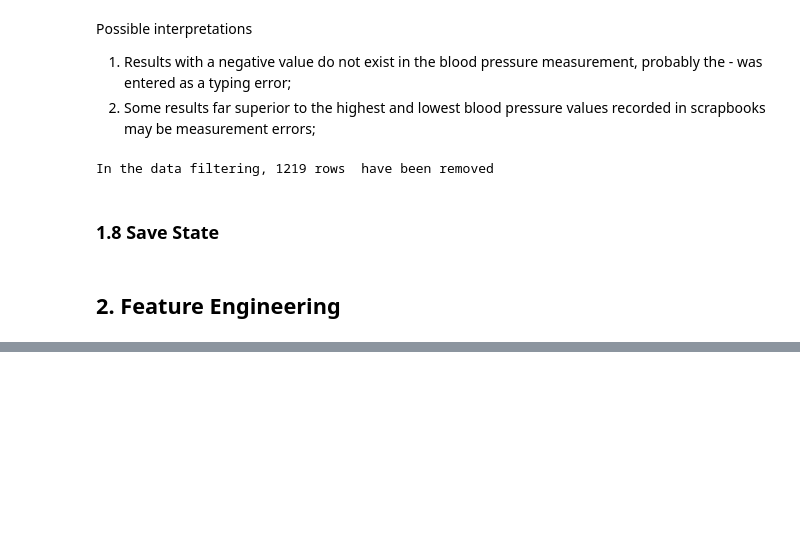
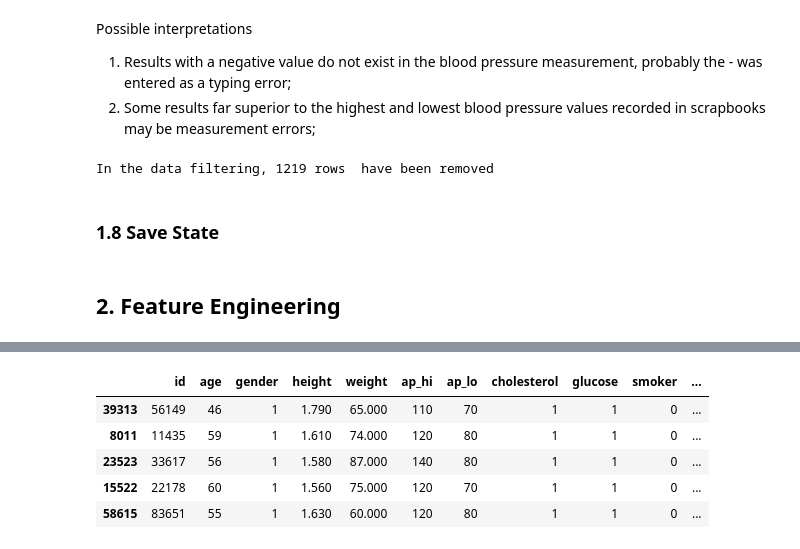
Before and after one commit to GuttoF/cardio_catch_disease, a Jupyter notebook: notebooks/c01.ipynb, the cells around one changed output, grey strips where cells are left out. Saved outputs shown, nothing was run; the diff lists cells and outputs as text; code cells hidden in the pictures; blank space fills up the shorter version.

```diff
--- a/notebooks/c01.ipynb
+++ b/notebooks/c01.ipynb
@@ -164,7 +166,7 @@ pd.options.display.float_format = '{:.3f}'.format
 
 seed = 42
 
-homepath = '/home/gutto/Repos/cardio-catch-disease/'
+homepath = '/home/gutto/Repos/Cardio-Catch-Diseases/'
 # %% [markdown]
 ### 1.5 DATA
 # %% [markdown]
@@ -488,0 +495,7 @@ df1['height'] = df1['height'].apply(lambda x: x / 100)
+# %%
+df1['blood_pressure'] = df1.apply(lambda x:  'hypothension' if (x['ap_hi'] < 90) and (x['ap_lo'] < 60)
+                                        else 'normal' if (x['ap_hi'] >= 90 and x['ap_hi'] <= 120) and (x['ap_lo'] >= 60 and x['ap_lo'] <= 80)
+                                        else 'prehigh_blood_pressure' if (x['ap_hi'] > 120 and x['ap_hi'] <= 140) or (x['ap_lo'] > 80 and x['ap_lo'] <= 90)
+                                        else 'high_blood_pressure' if (x['ap_hi'] > 140 and x['ap_hi'] <= 180) or (x['ap_lo'] > 90 and x['ap_lo'] <= 100)
+                                        else 'hypertensive_crisis' if (x['ap_hi'] > 180) and (x['ap_lo'] > 100)
+                                        else 'need_an_analysis', axis = 1)
@@ -488,0 +512,9 @@ df1['height'] = df1['height'].apply(lambda x: x / 100)
+# %%
+df1.sample(5)
+# %% [output]
+|  | id | age | gender | height | weight | ap_hi | ap_lo | cholesterol | glucose | smoker | ... |
+| 39313 | 56149 | 46 | 1 | 1.790 | 65.000 | 110 | 70 | 1 | 1 | 0 | ... |
+| 8011 | 11435 | 59 | 1 | 1.610 | 74.000 | 120 | 80 | 1 | 1 | 0 | ... |
+| 23523 | 33617 | 56 | 1 | 1.580 | 87.000 | 140 | 80 | 1 | 1 | 0 | ... |
+| 15522 | 22178 | 60 | 1 | 1.560 | 75.000 | 120 | 70 | 1 | 1 | 0 | ... |
+| 58615 | 83651 | 55 | 1 | 1.630 | 60.000 | 120 | 80 | 1 | 1 | 0 | ... |
```
Also changed, not shown: parts of 9 cells of this notebook, 2 other files.
